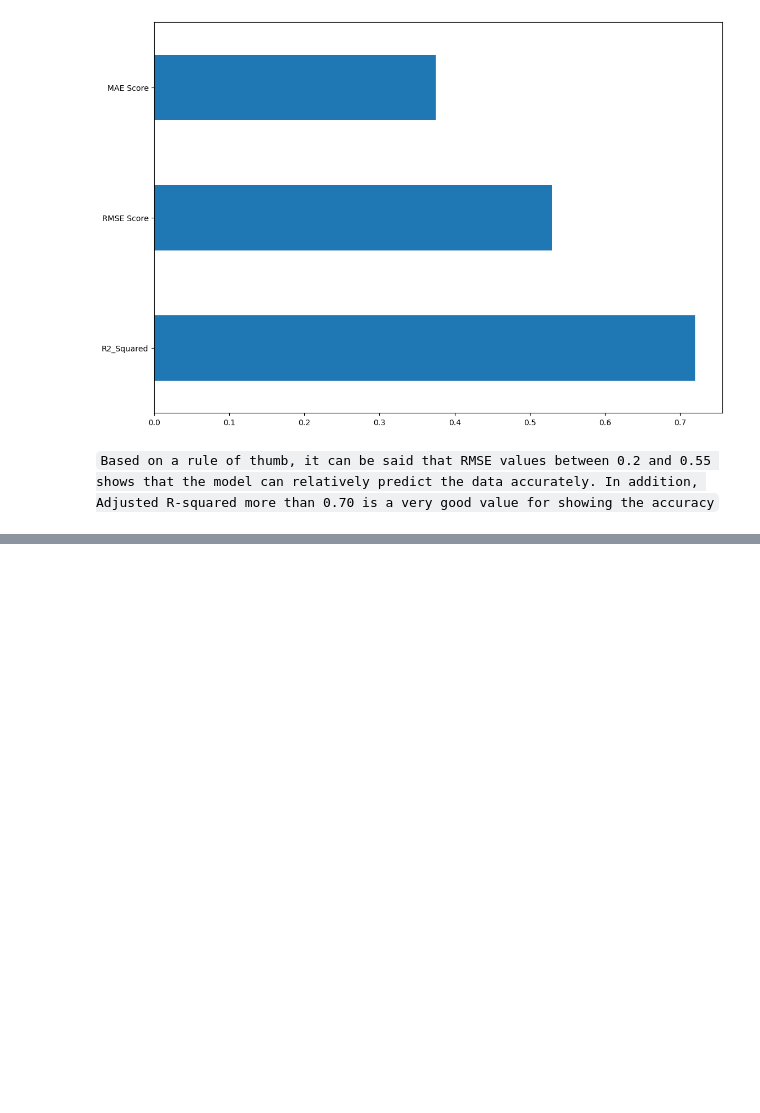
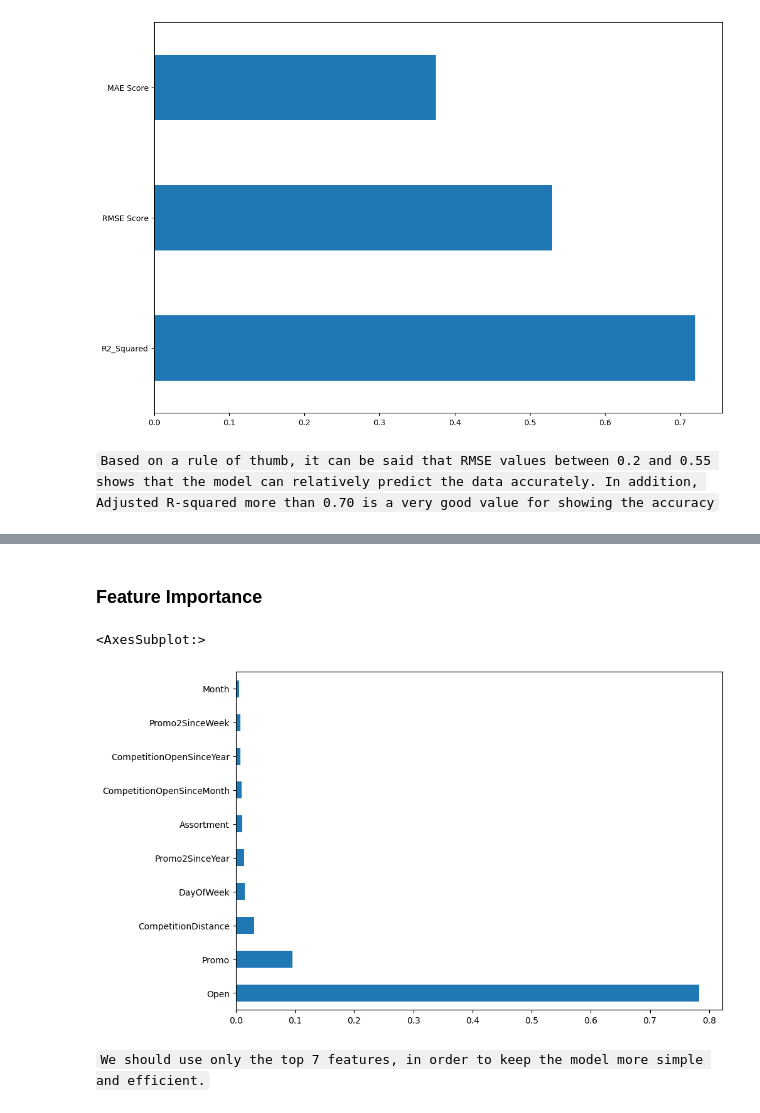
Before and after one commit to HenokD11/SalesPrediction, a Jupyter notebook: notebooks/ml_model.ipynb, the cells around one changed output, grey strips where cells are left out. Saved outputs shown, nothing was run; the diff lists cells and outputs as text; code cells hidden in the pictures; blank space fills up the shorter version.

Commit message:
feature importance

```diff
--- a/notebooks/ml_model.ipynb
+++ b/notebooks/ml_model.ipynb
@@ -172,0 +193,11 @@ save_model(best_model, test_metrics['RMSE Score'])
+# %% [markdown]
+### Feature Importance
+# %%
+plt.figure(figsize=(10,7))
+feat_importances = pd.Series(best_model.steps[0][1].feature_importances_, index = X.columns)
+feat_importances.nlargest(10).plot(kind='barh')
+# %% [output]
+<AxesSubplot:>
+[figure, added]
+# %% [markdown]
+`We should use only the top 7 features, in order to keep the model more simple and efficient.`
```
Also changed, not shown: parts of 1 cell of this notebook.
